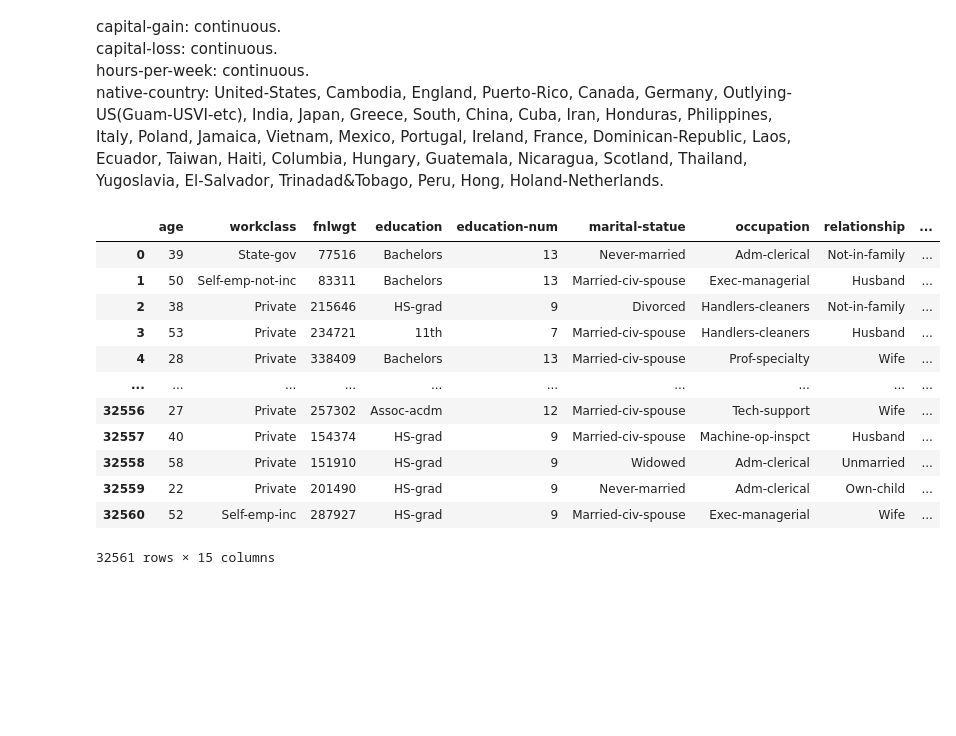
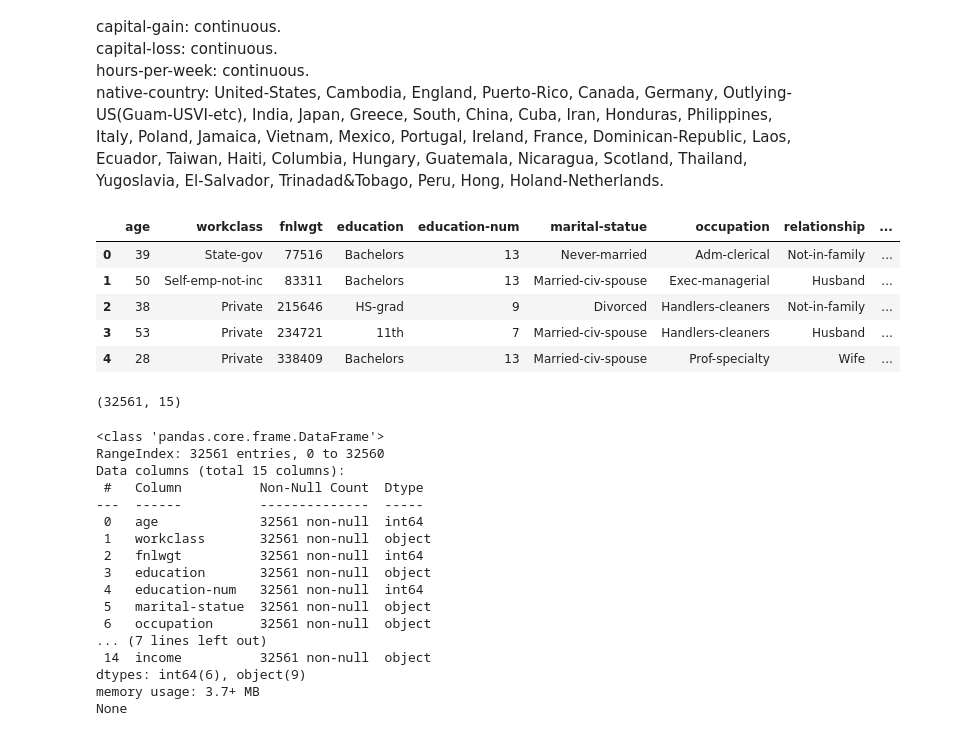
Before and after one commit to namaws/Income-analysis-and-prediction, a Jupyter notebook: Data_analysis_and_prediction.ipynb, the cells around one changed output. Saved outputs shown, nothing was run; the diff lists cells and outputs as text; code cells hidden in the pictures; blank space fills up the shorter version.

Commit message:
Data Visualization

```diff
--- a/Data_analysis_and_prediction.ipynb
+++ b/Data_analysis_and_prediction.ipynb
@@ -32,18 +32,35 @@ native-country: United-States, Cambodia, England, Puerto-Rico, Canada, Germany,
 # %%
 col = ['age', 'workclass', 'fnlwgt', 'education', 'education-num','marital-statue','occupation','relationship','race','sex','capital-gain','capital-loss','hours-per-week','native-country', 'income']
 df = pd.read_csv('adult.data', names = col)
-df
+df.head()
 # %% [output]
 |  | age | workclass | fnlwgt | education | education-num | marital-statue | occupation | relationship | ... |
 | 0 | 39 | State-gov | 77516 | Bachelors | 13 | Never-married | Adm-clerical | Not-in-family | ... |
 | 1 | 50 | Self-emp-not-inc | 83311 | Bachelors | 13 | Married-civ-spouse | Exec-managerial | Husband | ... |
 | 2 | 38 | Private | 215646 | HS-grad | 9 | Divorced | Handlers-cleaners | Not-in-family | ... |
 | 3 | 53 | Private | 234721 | 11th | 7 | Married-civ-spouse | Handlers-cleaners | Husband | ... |
 | 4 | 28 | Private | 338409 | Bachelors | 13 | Married-civ-spouse | Prof-specialty | Wife | ... |
-| ... | ... | ... | ... | ... | ... | ... | ... | ... | ... |
-| 32556 | 27 | Private | 257302 | Assoc-acdm | 12 | Married-civ-spouse | Tech-support | Wife | ... |
-| 32557 | 40 | Private | 154374 | HS-grad | 9 | Married-civ-spouse | Machine-op-inspct | Husband | ... |
-| 32558 | 58 | Private | 151910 | HS-grad | 9 | Widowed | Adm-clerical | Unmarried | ... |
-| 32559 | 22 | Private | 201490 | HS-grad | 9 | Never-married | Adm-clerical | Own-child | ... |
-| 32560 | 52 | Self-emp-inc | 287927 | HS-grad | 9 | Married-civ-spouse | Exec-managerial | Wife | ... |
-32561 rows × 15 columns
+# %%
+print(df.shape)
+# %% [output]
+(32561, 15)
+# %%
+print(df.info())
+# %% [output]
+<class 'pandas.core.frame.DataFrame'>
+RangeIndex: 32561 entries, 0 to 32560
+Data columns (total 15 columns):
+ #   Column          Non-Null Count  Dtype
+---  ------          --------------  -----
+ 0   age             32561 non-null  int64
+ 1   workclass       32561 non-null  object
+ 2   fnlwgt          32561 non-null  int64
+ 3   education       32561 non-null  object
+ 4   education-num   32561 non-null  int64
+ 5   marital-statue  32561 non-null  object
+ 6   occupation      32561 non-null  object
+... (7 lines left out)
+ 14  income          32561 non-null  object
+dtypes: int64(6), object(9)
+memory usage: 3.7+ MB
+None
```
Also changed, not shown: parts of 11 cells of this notebook.
